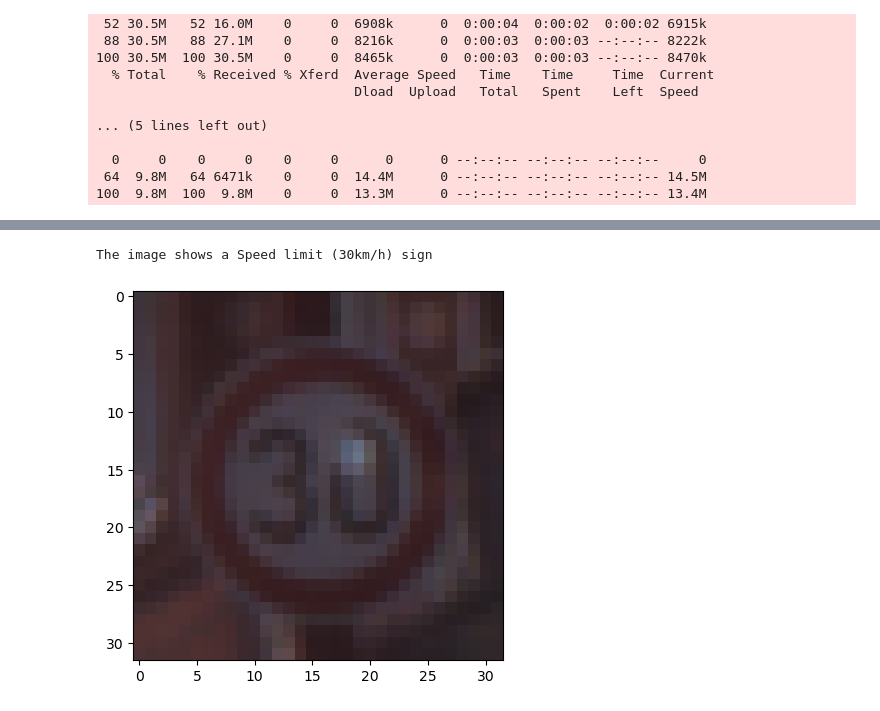
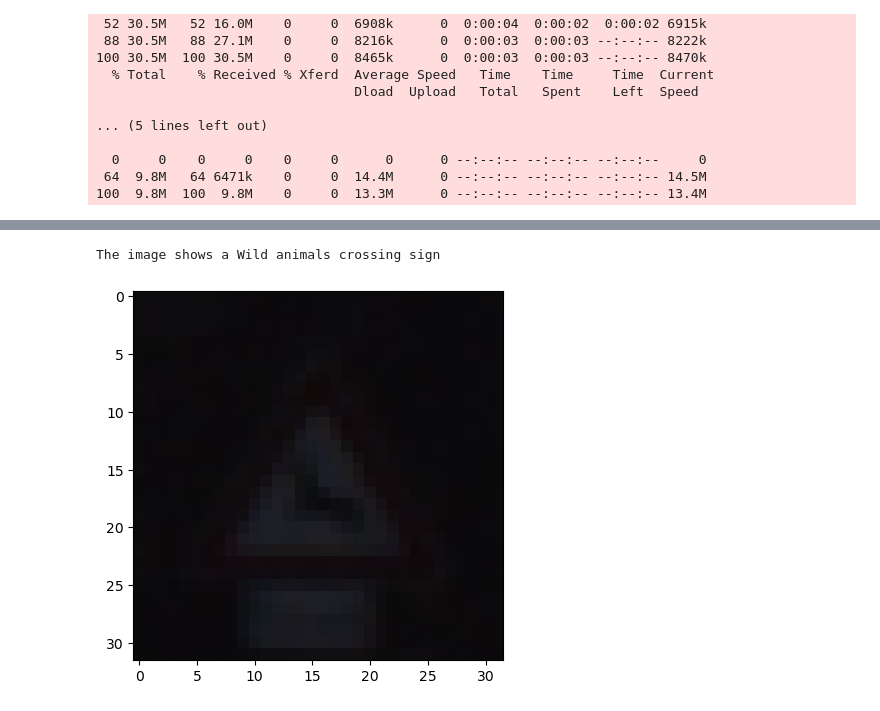
Before and after one commit to paezagustin/ML_2025, a Jupyter notebook: señales_transito.ipynb, the cells around one changed output, grey strips where cells are left out. Saved outputs shown, nothing was run; the diff lists cells and outputs as text; code cells hidden in the pictures.

```diff
--- a/señales_transito.ipynb
+++ b/señales_transito.ipynb
@@ -72,12 +53,12 @@ signimages_valid = pickle.load( open( "datos/dataroot/RTS/valid.p", "rb" ) )
 # %%
 # ver imagen
 import matplotlib.pyplot as plt
 import numpy as np
 import cv2
 
-inx = 444
+inx =60
 plt.imshow(signimages_valid['features'][inx])
 print("The image shows a {} sign".format(signnames[signimages_valid['labels'][inx]]))
 # %% [output]
-The image shows a Speed limit (30km/h) sign
+The image shows a Wild animals crossing sign
-[figure, old version]
+[figure, new version]
```
Also changed, not shown: parts of 22 cells of this notebook.
